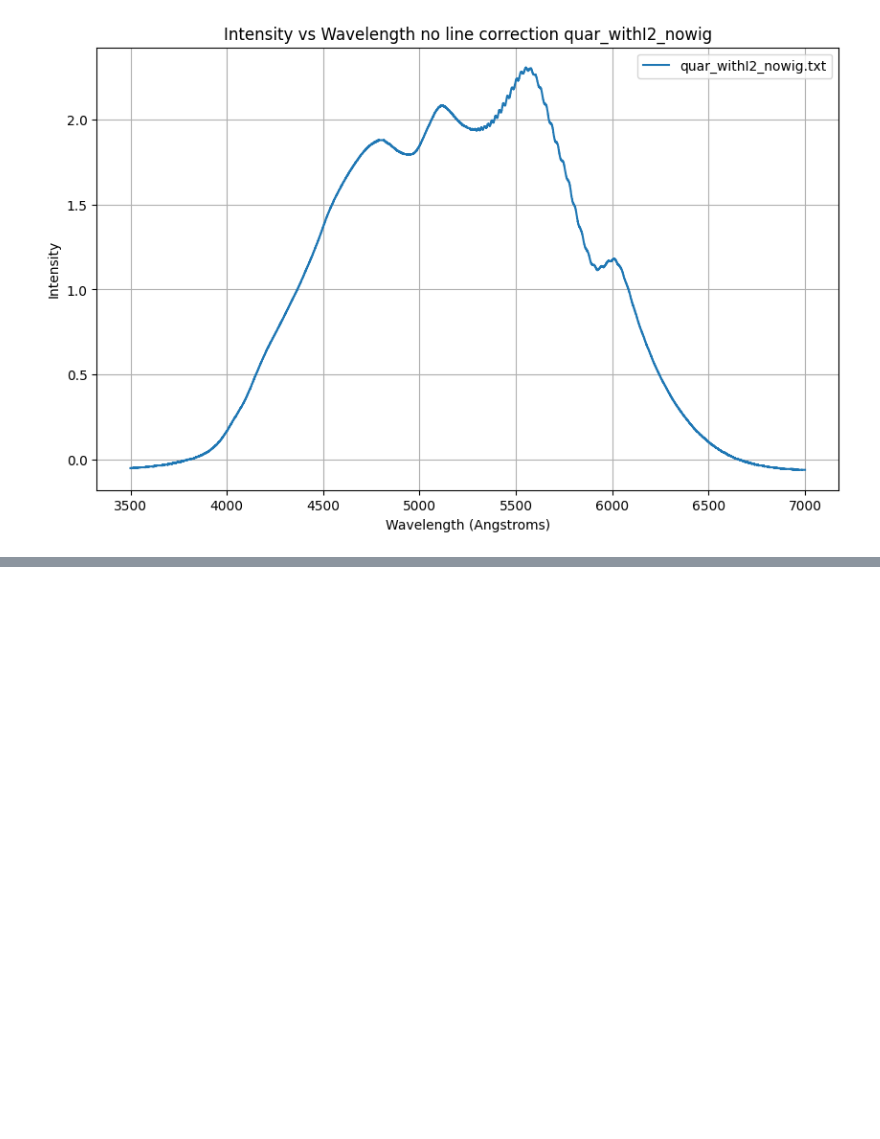
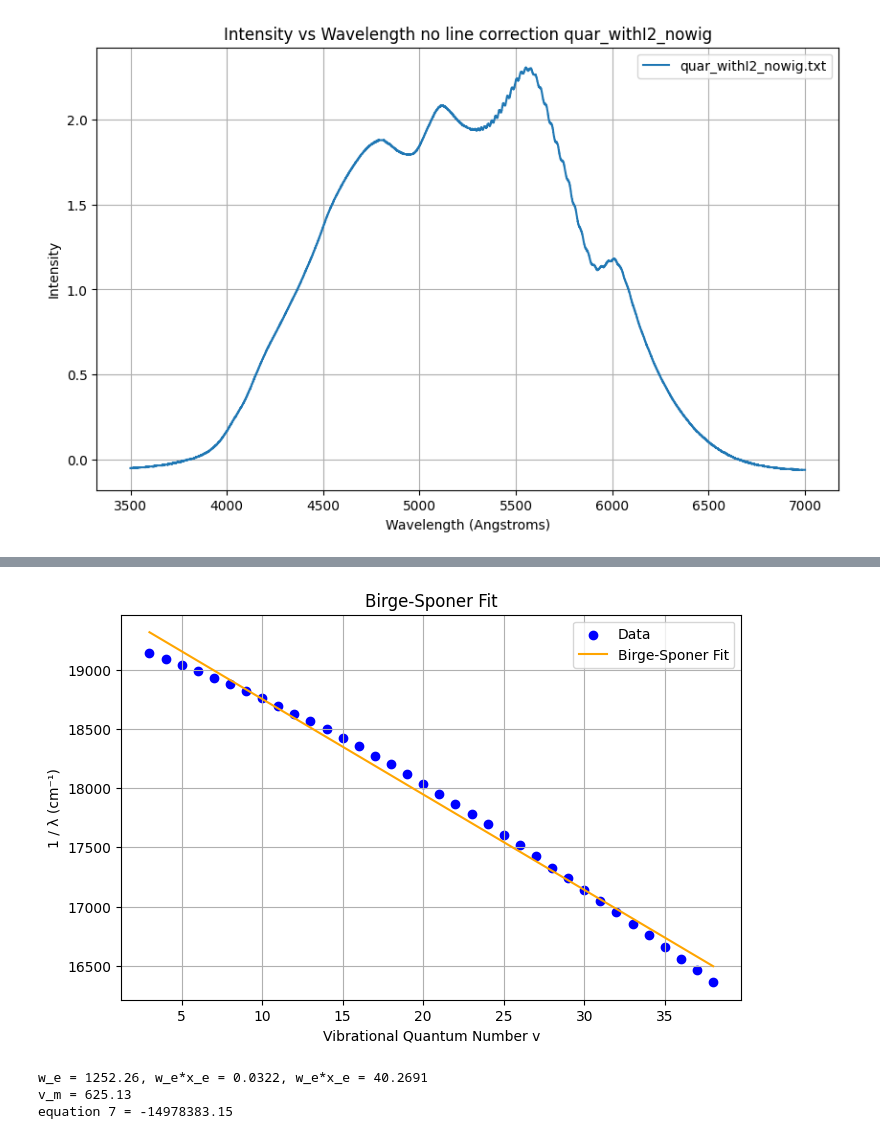
Before and after one commit to zbpetersbuf/CP1-24-final, a Jupyter notebook: zbpetersbuf/advlab3/friday.ipynb, the cells around one changed output, grey strips where cells are left out. Drawn from its saved outputs; the diff is of its cells as text; code cells hidden in the pictures; blank space fills up the shorter version.

```diff
--- a/zbpetersbuf/advlab3/friday.ipynb
+++ b/zbpetersbuf/advlab3/friday.ipynb
@@ -252,0 +334,55 @@ plt.show()
+# %%
+import importlib
+import Birge_Sponer
+importlib.reload(Birge_Sponer)
+import calib
+importlib.reload(calib)
+import sys
+
+x = 3
+
+v = np.arange(x,x+36 )
+#v = np.arange(30, 26, -1)
+
+w_e, x_e, c= Birge_Sponer.Birge_Sponer_funk(v)
+
+lamdas = [5224, 5239, 5253, 5267, 5282, 5298, 5314, 5331, 5350, 5368, 5387, 5406, 5428, 5449,
+          5472, 5494, 5519, 5546, 5571, 5597, 5624, 5652, 5680, 5709, 5739, 5771, 5801, 5833,
+          5866, 5898, 5933, 5968, 6004, 6040, 6075, 6112]
+
+#lamdas = [5224, 5239, 5253, 5267, 5282, 5298, 5314, 5331, 5350, 5368, 5387, 5406, 5428, 5449,
+          #5472, 5494, 5519, 5546, 5571, 5597, 5624, 5652, 5680, 5709, 5739, 5771]
+
+
+#lamdas = [1.10608*l/0.985 + 35.505 -556.13681 for l in lamdas]
+#lamdas = lamdas[::-1]
+
+G_v = [1 / (x * 10**(-8)) for x in lamdas]
+
+v_fit = np.linspace(min(v), max(v), 200)
+G_fit = Birge_Sponer.fit_BS(v_fit, w_e, x_e, c)
+
+plt.figure(figsize=(8, 5))
+plt.scatter(v, G_v, label='Data', color='blue')
+plt.plot(v_fit, G_fit, label='Birge-Sponer Fit', color='orange')
+plt.xlabel('Vibrational Quantum Number v')
+plt.ylabel('1 / λ (cm⁻¹)')
+plt.title('Birge-Sponer Fit')
+plt.legend()
+plt.grid(True)
+plt.show()
+
+print(f"w_e = {w_e:.2f}, w_e*x_e = {x_e:.4f}, w_e*x_e = {w_e*x_e:.4f}")
+
+v_m = 0.5*w_e-1
+
+print(f"v_m = {v_m:.2f}")
+
+G = w_e*(v_m+1/2)-w_e*x_e*((v_m+1/2)**(2))
+
+print(f"equation 7 = {G:.2f}")
+# %% [output]
+[figure, added]
+w_e = 1252.26, w_e*x_e = 0.0322, w_e*x_e = 40.2691
+v_m = 625.13
+equation 7 = -14978383.15
```
Also changed, not shown: parts of 14 cells of this notebook, 1 other file.
